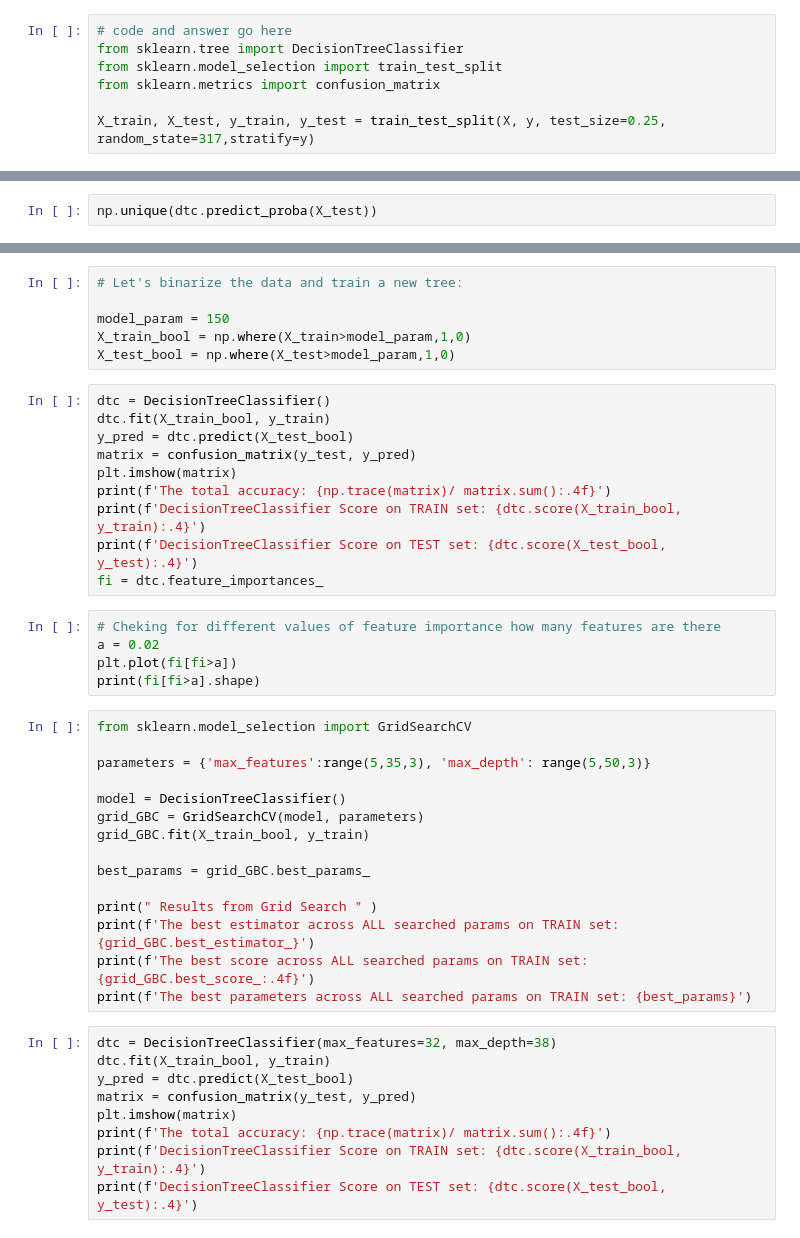
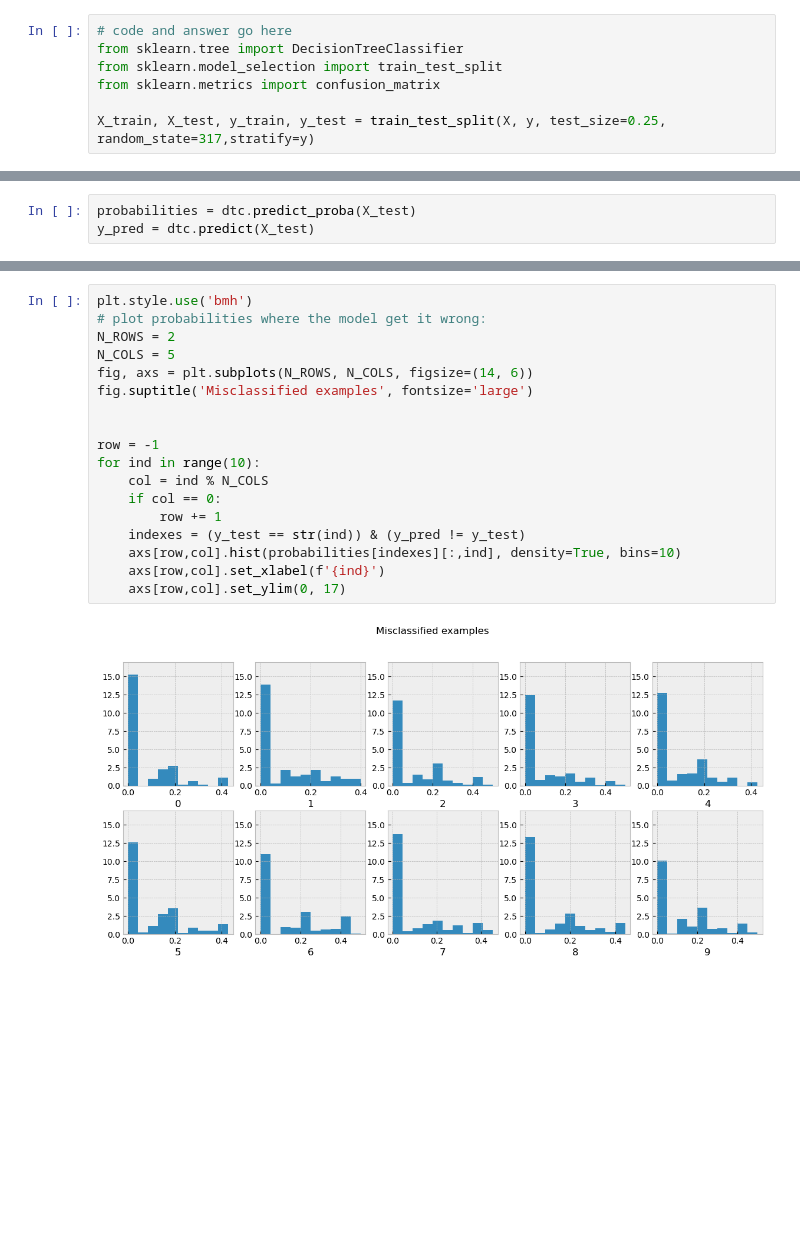
Before and after one commit to tansla/HWs_git, a Jupyter notebook: Decision Trees - Exercise.ipynb, the cells around one changed output, grey strips where cells are left out. Cells and saved outputs as stored; diff of their text form; blank space fills up the shorter version.

```diff
--- a/Decision Trees - Exercise.ipynb
+++ b/Decision Trees - Exercise.ipynb
@@ -338,2 +373,3 @@ fi = dtc.feature_importances_
 # %%
-np.unique(dtc.predict_proba(X_test))
+probabilities = dtc.predict_proba(X_test)
+y_pred = dtc.predict(X_test)
@@ -342,45 +376,20 @@ plt.imshow(fi.reshape(28,28))
-# %%
-# Let's binarize the data and train a new tree:
-
-model_param = 150
-X_train_bool = np.where(X_train>model_param,1,0)
-X_test_bool = np.where(X_test>model_param,1,0)
-# %%
-dtc = DecisionTreeClassifier()
-dtc.fit(X_train_bool, y_train)
-y_pred = dtc.predict(X_test_bool)
-matrix = confusion_matrix(y_test, y_pred)
-plt.imshow(matrix)
-print(f'The total accuracy: {np.trace(matrix)/ matrix.sum():.4f}')
-print(f'DecisionTreeClassifier Score on TRAIN set: {dtc.score(X_train_bool, y_train):.4}')
-print(f'DecisionTreeClassifier Score on TEST set: {dtc.score(X_test_bool, y_test):.4}')
-fi = dtc.feature_importances_
-# %%
-# Cheking for different values of feature importance how many features are there
-a = 0.02
-plt.plot(fi[fi>a])
-print(fi[fi>a].shape)
-# %%
-from sklearn.model_selection import GridSearchCV
-
-parameters = {'max_features':range(5,35,3), 'max_depth': range(5,50,3)}
-
-model = DecisionTreeClassifier()
-grid_GBC = GridSearchCV(model, parameters)
-grid_GBC.fit(X_train_bool, y_train)
-
-best_params = grid_GBC.best_params_
-
-print(" Results from Grid Search " )
-print(f'The best estimator across ALL searched params on TRAIN set: {grid_GBC.best_estimator_}')
-print(f'The best score across ALL searched params on TRAIN set: {grid_GBC.best_score_:.4f}')
-print(f'The best parameters across ALL searched params on TRAIN set: {best_params}')
-# %%
-dtc = DecisionTreeClassifier(max_features=32, max_depth=38)
-dtc.fit(X_train_bool, y_train)
-y_pred = dtc.predict(X_test_bool)
-matrix = confusion_matrix(y_test, y_pred)
-plt.imshow(matrix)
-print(f'The total accuracy: {np.trace(matrix)/ matrix.sum():.4f}')
-print(f'DecisionTreeClassifier Score on TRAIN set: {dtc.score(X_train_bool, y_train):.4}')
-print(f'DecisionTreeClassifier Score on TEST set: {dtc.score(X_test_bool, y_test):.4}')
+# %%
+plt.style.use('bmh')
+# plot probabilities where the model get it wrong:
+N_ROWS = 2
+N_COLS = 5
+fig, axs = plt.subplots(N_ROWS, N_COLS, figsize=(14, 6))
+fig.suptitle('Misclassified examples', fontsize='large')
+
+
+row = -1
+for ind in range(10):
+    col = ind % N_COLS
+    if col == 0:
+        row += 1
+    indexes = (y_test == str(ind)) & (y_pred != y_test)
+    axs[row,col].hist(probabilities[indexes][:,ind], density=True, bins=10)
+    axs[row,col].set_xlabel(f'{ind}')
+    axs[row,col].set_ylim(0, 17)
+# %% [output]
+[figure, added]
```
Also changed, not shown: parts of 28 cells of this notebook.
